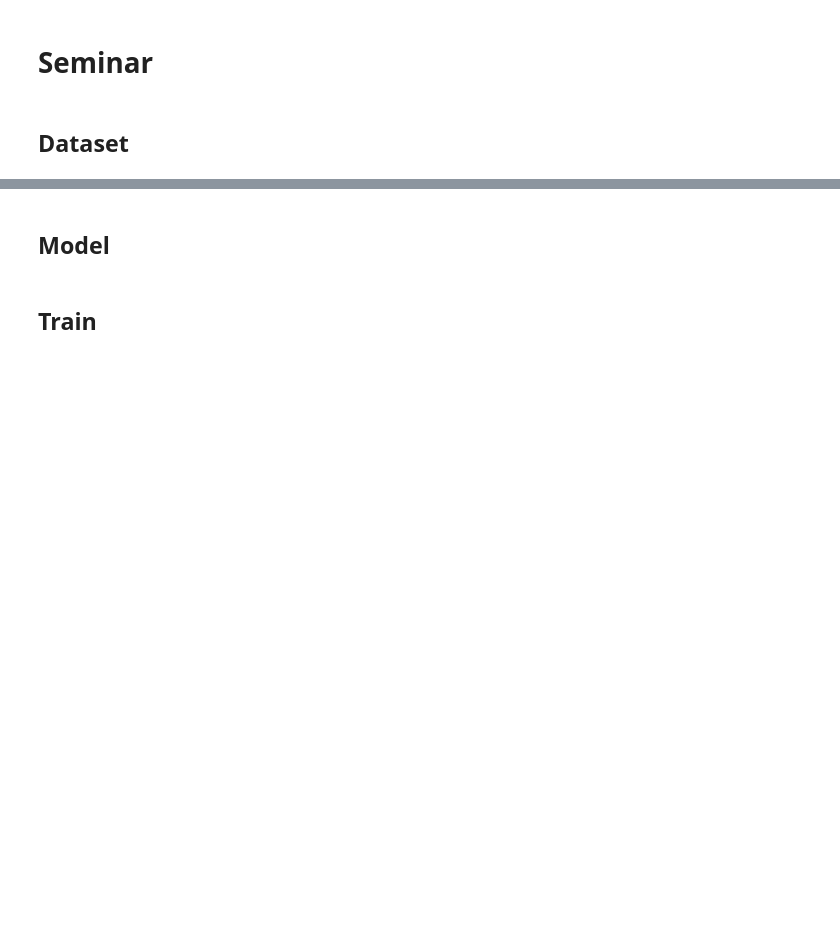
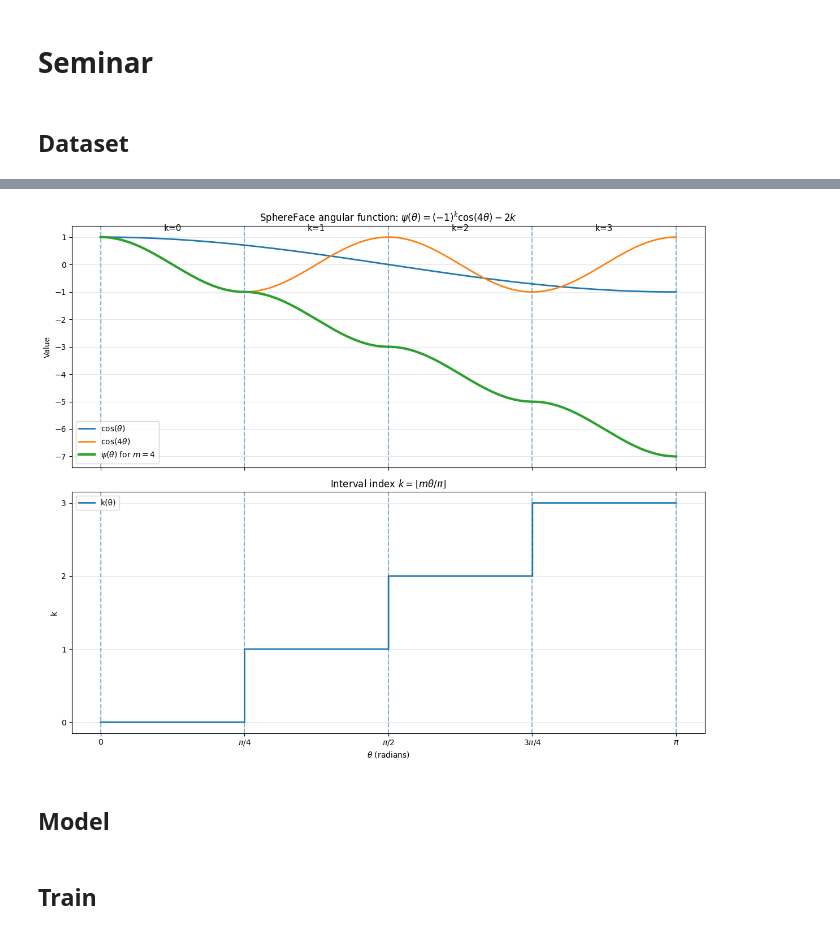
Before and after one commit to kastorkaaaaa/DL-Audio-AIMasters-Course, a Jupyter notebook: seminars/seminar06/seminar06.ipynb, the cells around one changed output, grey strips where cells are left out. Drawn from its saved outputs; the diff is of its cells as text; code cells hidden in the pictures; blank space fills up the shorter version.

```diff
--- a/seminars/seminar06/seminar06.ipynb
+++ b/seminars/seminar06/seminar06.ipynb
@@ -365,3 +484,7 @@ class AngleLinear(nn.Module):
+# %%
+plot_sphereface_function(m=4)
+# %% [output]
+[figure, added]
 # %% [markdown]
 ## Model
 # %%
```
Also changed, not shown: parts of 11 cells of this notebook.
